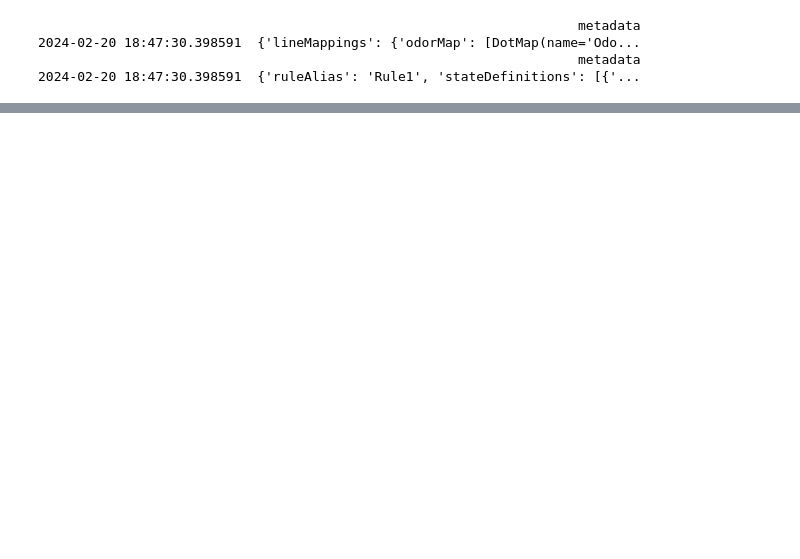
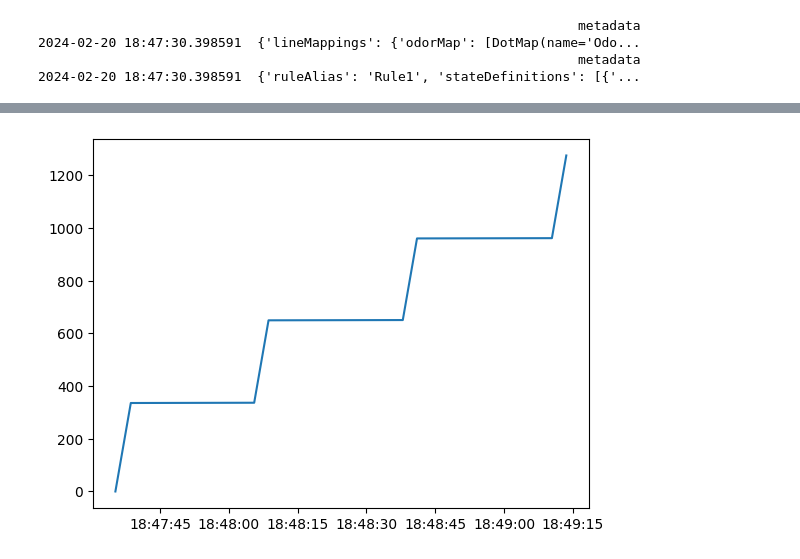
Before and after one commit to goatsofnaxos/Delphi, a Jupyter notebook: analysis/test.ipynb, the cells around one changed output, grey strips where cells are left out. Cells and saved outputs as stored; diff of their text form; code cells hidden in the pictures; blank space fills up the shorter version.

Commit message:
Initial video annotation

```diff
--- a/analysis/test.ipynb
+++ b/analysis/test.ipynb
@@ -32,5 +35,5 @@ print(rule_settings)
 # read experiment video
 video_data = utils.load_video(video_reader, video_datafolder)
 
-print(video_data)
+plt.plot(video_data.index, video_data["_frame"])
 # %% [output]
@@ -54,3 +41,4 @@ Time
+[figure, added]
 # %%
 # Read HARP device streams, conditioned on mappings found in the session metadata
 metadata = session_settings.iloc[0]['metadata']
```
Also changed, not shown: parts of 6 cells of this notebook.
